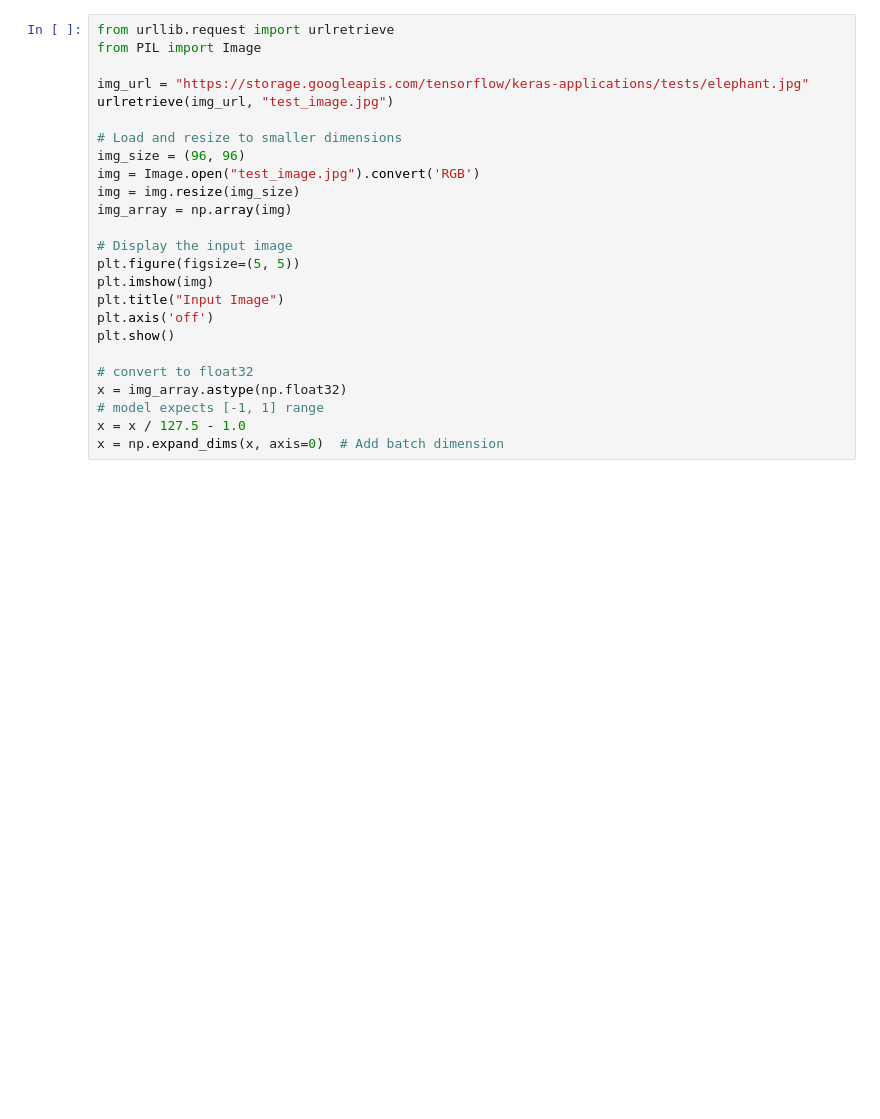
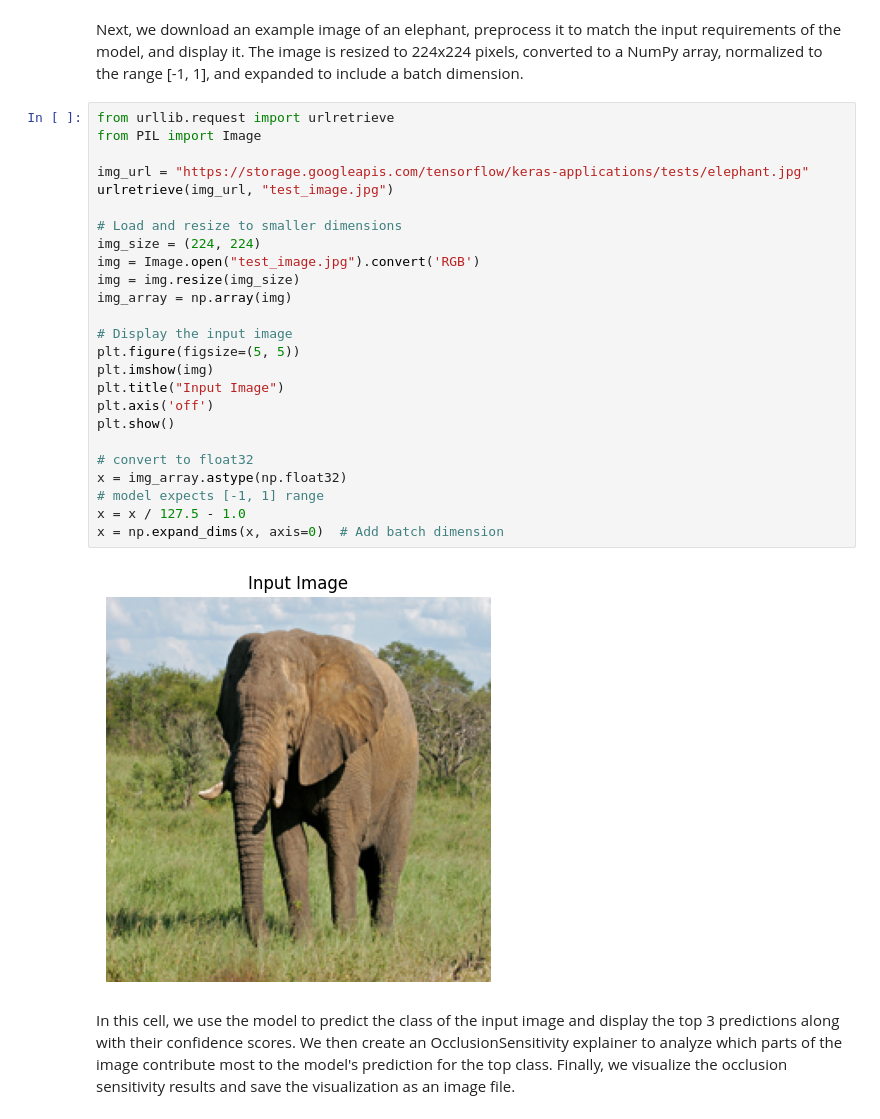
Before and after one commit to nikolasavic3/interpretabilityLibrary, a Jupyter notebook: examples/occulisionSensitivity.ipynb, the cells around one changed output. Cells and saved outputs as stored; diff of their text form; blank space fills up the shorter version.

Commit message:
and explanations to example notebook

```diff
--- a/examples/occulisionSensitivity.ipynb
+++ b/examples/occulisionSensitivity.ipynb
@@ -20,26 +42,32 @@ model = keras.applications.MobileNetV2(
+# %% [markdown]
+Next, we download an example image of an elephant, preprocess it to match the input requirements of the model, and display it. The image is resized to 224x224 pixels, converted to a NumPy array, normalized to the range [-1, 1], and expanded to include a batch dimension.
 # %%
 from urllib.request import urlretrieve
 from PIL import Image
 
 img_url = "https://storage.googleapis.com/tensorflow/keras-applications/tests/elephant.jpg"
 urlretrieve(img_url, "test_image.jpg")
 
 # Load and resize to smaller dimensions
-img_size = (96, 96)
+img_size = (224, 224)
 img = Image.open("test_image.jpg").convert('RGB')
 img = img.resize(img_size)
 img_array = np.array(img)
 
 # Display the input image
 plt.figure(figsize=(5, 5))
 plt.imshow(img)
 plt.title("Input Image")
 plt.axis('off')
 plt.show()
 
 # convert to float32
 x = img_array.astype(np.float32)
 # model expects [-1, 1] range
 x = x / 127.5 - 1.0
 x = np.expand_dims(x, axis=0)  # Add batch dimension
+# %% [output]
+[figure, added]
+# %% [markdown]
+In this cell, we use the model to predict the class of the input image and display the top 3 predictions along with their confidence scores. We then create an OcclusionSensitivity explainer to analyze which parts of the image contribute most to the model's prediction for the top class. Finally, we visualize the occlusion sensitivity results and save the visualization as an image file.
 # %%
```
Also changed, not shown: parts of 13 cells of this notebook.
